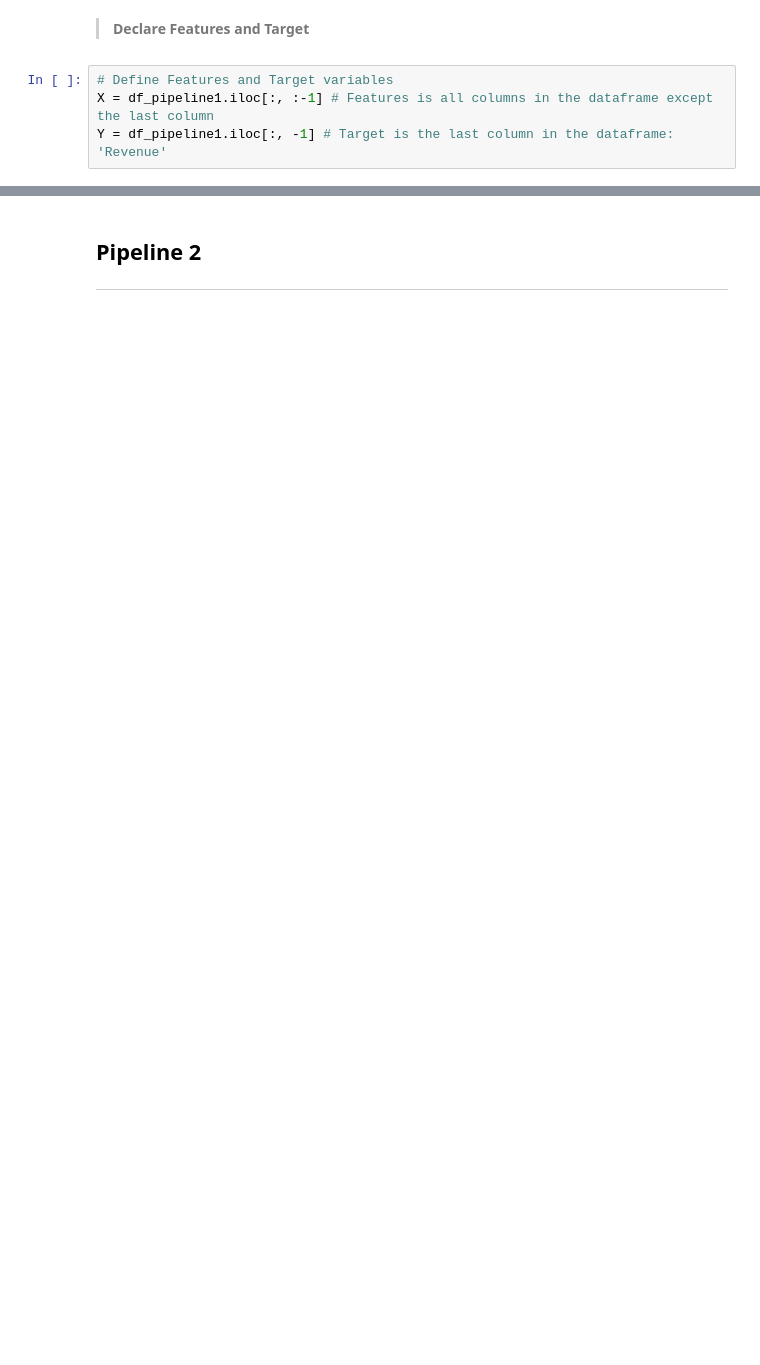
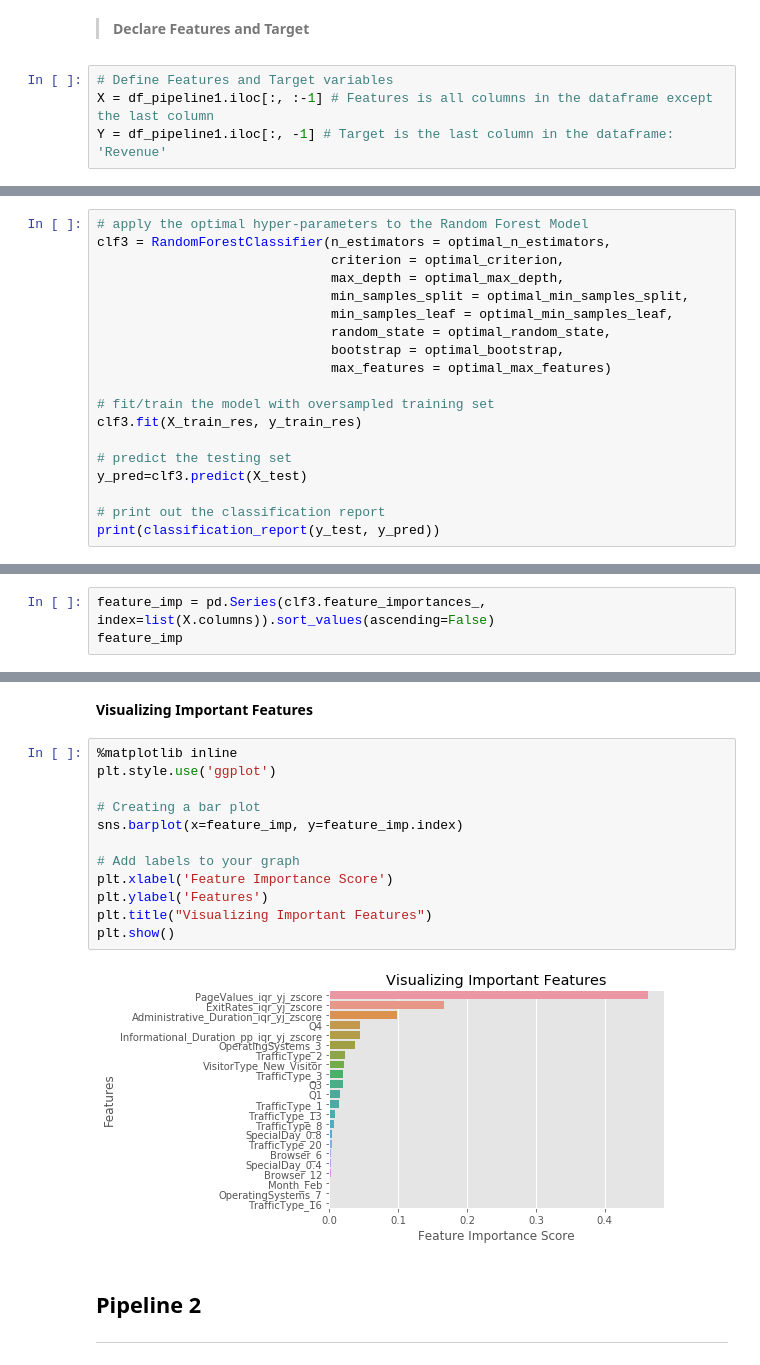
Before and after one commit to fairfield-university-ba545/project2-mtb, a Jupyter notebook: 8.6_Random_Forest.ipynb, the cells around one changed output, grey strips where cells are left out. Saved outputs shown, nothing was run; the diff lists cells and outputs as text; blank space fills up the shorter version.

```diff
--- a/8.6_Random_Forest.ipynb
+++ b/8.6_Random_Forest.ipynb
@@ -83,0 +461,19 @@ weighted avg       0.87      0.88      0.88      3699
+# %%
+# apply the optimal hyper-parameters to the Random Forest Model
+clf3 = RandomForestClassifier(n_estimators = optimal_n_estimators,
+                              criterion = optimal_criterion,
+                              max_depth = optimal_max_depth,
+                              min_samples_split = optimal_min_samples_split,
+                              min_samples_leaf = optimal_min_samples_leaf,
+                              random_state = optimal_random_state,
+                              bootstrap = optimal_bootstrap,
+                              max_features = optimal_max_features)
+
+# fit/train the model with oversampled training set
+clf3.fit(X_train_res, y_train_res)
+
+# predict the testing set
+y_pred=clf3.predict(X_test)
+
+# print out the classification report
+print(classification_report(y_test, y_pred))
@@ -83,0 +600,3 @@ weighted avg       0.87      0.88      0.88      3699
+# %%
+feature_imp = pd.Series(clf3.feature_importances_, index=list(X.columns)).sort_values(ascending=False)
+feature_imp
@@ -84,3 +621,19 @@ weighted avg       0.87      0.88      0.88      3699
+# %% [markdown]
+<b> Visualizing Important Features
+# %%
+%matplotlib inline
+plt.style.use('ggplot')
+
+# Creating a bar plot
+sns.barplot(x=feature_imp, y=feature_imp.index)
+
+# Add labels to your graph
+plt.xlabel('Feature Importance Score')
+plt.ylabel('Features')
+plt.title("Visualizing Important Features")
+plt.show()
+# %% [output]
+[figure, added]
 # %% [markdown]
 <a id = "22"> <h2> Pipeline 2 </h2> </a>
 ___
```
Also changed, not shown: parts of 151 cells of this notebook, 4 other files.
